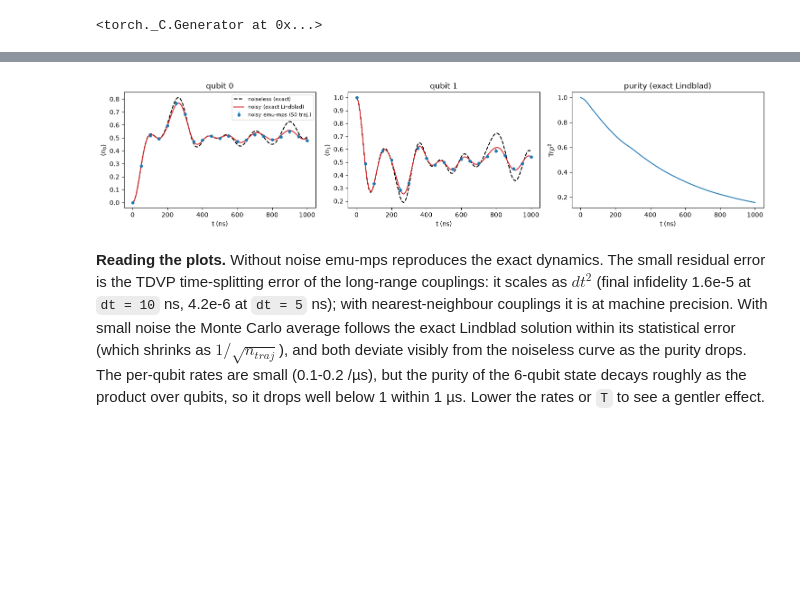
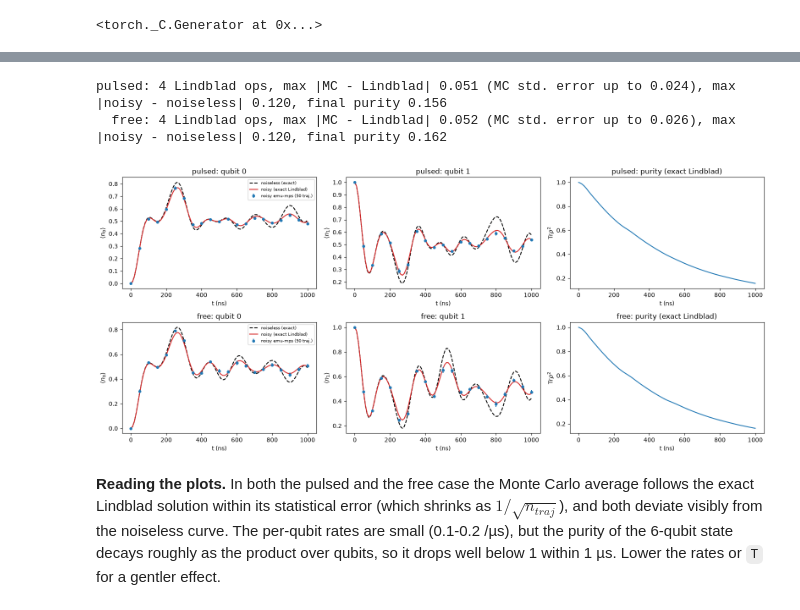
Before and after one commit to Brogis1/emulators, a Jupyter notebook: examples/emu_mps/heisenberg.ipynb, the cells around one changed output, grey strips where cells are left out. Drawn from its saved outputs; the diff is of its cells as text; code cells hidden in the pictures; blank space fills up the shorter version.

```diff
--- a/examples/emu_mps/heisenberg.ipynb
+++ b/examples/emu_mps/heisenberg.ipynb
@@ -289,23 +256,41 @@ final purity Tr(rho^2) = 0.156
+# %%
+noise_model = pulser.NoiseModel(dephasing_rate=0.2, depolarizing_rate=0.1)  # 1/µs
+n_traj = 50
+
+noisy = {}
+for name, seq in sequences.items():
+    sd = heisenberg_sequence_data(seq, noise_model)
+    eval_times = [(t - sd.target_times[0]) / (sd.target_times[-1] - sd.target_times[0]) for t in sd.target_times]
+    traj = torch.stack([occupations(run_mps(sd, Occupation(evaluation_times=eval_times))) for _ in range(n_traj)])
+    occ_lindblad, purity = exact_lindblad_dynamics(sd)
+    noisy[name] = dict(mc=traj.mean(0), mc_err=traj.std(0) / n_traj**0.5, lindblad=occ_lindblad, purity=purity)
+    print(
+        f"{name:>6}: {len(sd.lindblad_ops)} Lindblad ops, max |MC - Lindblad| {(traj.mean(0) - occ_lindblad).abs().max():.3f} "
+        f"(MC std. error up to {noisy[name]['mc_err'].max():.3f}), "
+        f"max |noisy - noiseless| {(occ_lindblad - exact[name]).abs().max():.3f}, final purity {purity[-1]:.3f}"
+    )
+# %% [output]
+pulsed: 4 Lindblad ops, max |MC - Lindblad| 0.051 (MC std. error up to 0.024), max |noisy - noiseless| 0.120, final purity 0.156
+  free: 4 Lindblad ops, max |MC - Lindblad| 0.052 (MC std. error up to 0.026), max |noisy - noiseless| 0.120, final purity 0.162
 # %%
-fig, axes = plt.subplots(1, 3, figsize=(15, 3.5))
-for ax, j in zip(axes[:2], (0, 1)):
-    ax.plot(times, occ_exact[:, j], "k--", label="noiseless (exact)")
-    ax.plot(times, occ_lindblad[:, j], "C3", label="noisy (exact Lindblad)")
-    ax.errorbar(times[::5], occ_mc[::5, j], yerr=occ_mc_err[::5, j], fmt="o", color="C0", ms=4,
-                label=f"noisy emu-mps ({n_traj} traj.)")
-    ax.set_xlabel("t (ns)"); ax.set_ylabel(rf"$\langle n_{j} \rangle$"); ax.set_title(f"qubit {j}")
-axes[0].legend(fontsize=8)
-
-axes[2].plot(times, purity)
-axes[2].set_xlabel("t (ns)"); axes[2].set_ylabel(r"Tr$\rho^2$"); axes[2].set_title("purity (exact Lindblad)")
+fig, axes = plt.subplots(2, 3, figsize=(16, 7))
+for row, name in zip(axes, sequences):
+    times = np.array(seq_data[name].target_times)
+    r = noisy[name]
+    for ax, j in zip(row[:2], (0, 1)):
+        ax.plot(times, exact[name][:, j], "k--", label="noiseless (exact)")
+        ax.plot(times, r["lindblad"][:, j], "C3", label="noisy (exact Lindblad)")
+        ax.errorbar(times[::5], r["mc"][::5, j], yerr=r["mc_err"][::5, j], fmt="o", color="C0", ms=4,
+                    label=f"noisy emu-mps ({n_traj} traj.)")
+        ax.set_title(f"{name}: qubit {j}"); ax.set_xlabel("t (ns)"); ax.set_ylabel(rf"$\langle n_{j} \rangle$")
+    row[0].legend(fontsize=7)
+    row[2].plot(times, r["purity"])
+    row[2].set_title(f"{name}: purity (exact Lindblad)"); row[2].set_xlabel("t (ns)"); row[2].set_ylabel(r"Tr$\rho^2$")
 fig.tight_layout()
 # %% [output]
-[figure, old version]
+[figure, new version]
 # %% [markdown]
-**Reading the plots.** Without noise emu-mps reproduces the exact dynamics. The small residual error is the
-TDVP time-splitting error of the long-range couplings: it scales as $dt^2$ (final infidelity 1.6e-5 at
-`dt = 10` ns, 4.2e-6 at `dt = 5` ns); with nearest-neighbour couplings it is at machine precision.
-With small noise the Monte Carlo average follows the exact Lindblad solution within its statistical error
-(which shrinks as $1/\sqrt{n_{traj}}$), and both deviate visibly from the noiseless curve as the purity drops.
-The per-qubit rates are small (0.1-0.2 /µs), but the purity of the 6-qubit state decays roughly as the product
-over qubits, so it drops well below 1 within 1 µs. Lower the rates or `T` to see a gentler effect.
+**Reading the plots.** In both the pulsed and the free case the Monte Carlo average follows the exact Lindblad
+solution within its statistical error (which shrinks as $1/\sqrt{n_{traj}}$), and both deviate visibly from the
+noiseless curve. The per-qubit rates are small (0.1-0.2 /µs), but the purity of the 6-qubit state decays roughly as
+the product over qubits, so it drops well below 1 within 1 µs. Lower the rates or `T` for a gentler effect.
```
Also changed, not shown: parts of 23 cells of this notebook.
